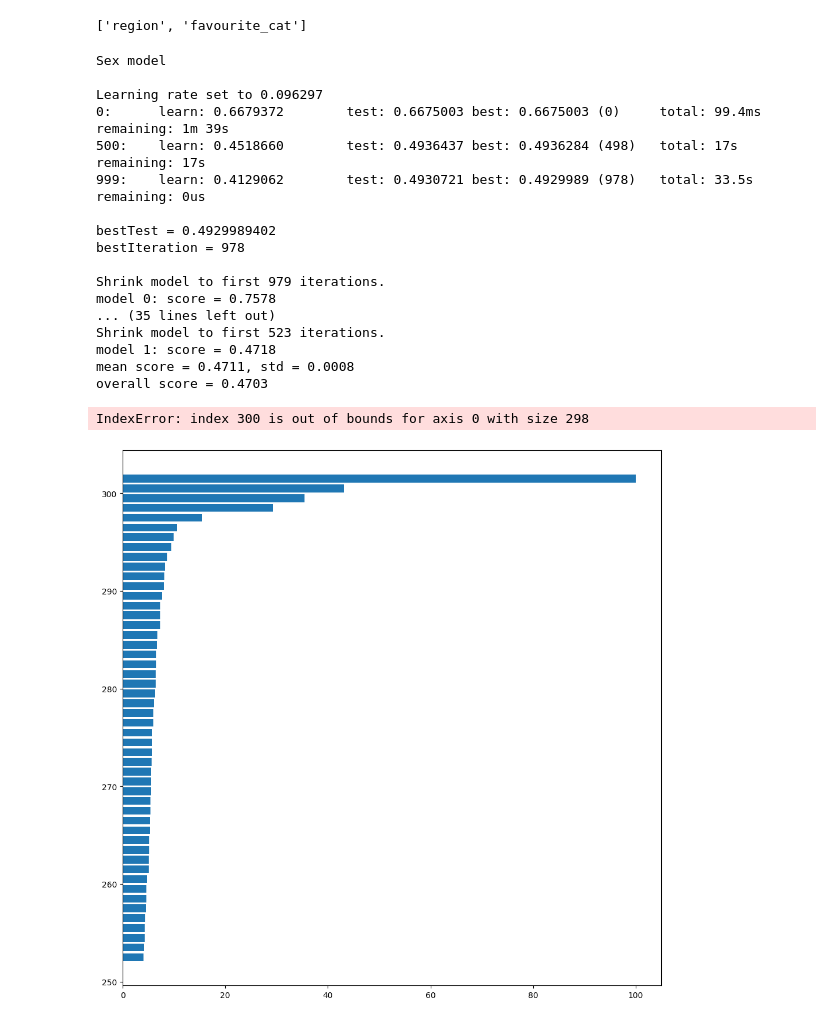
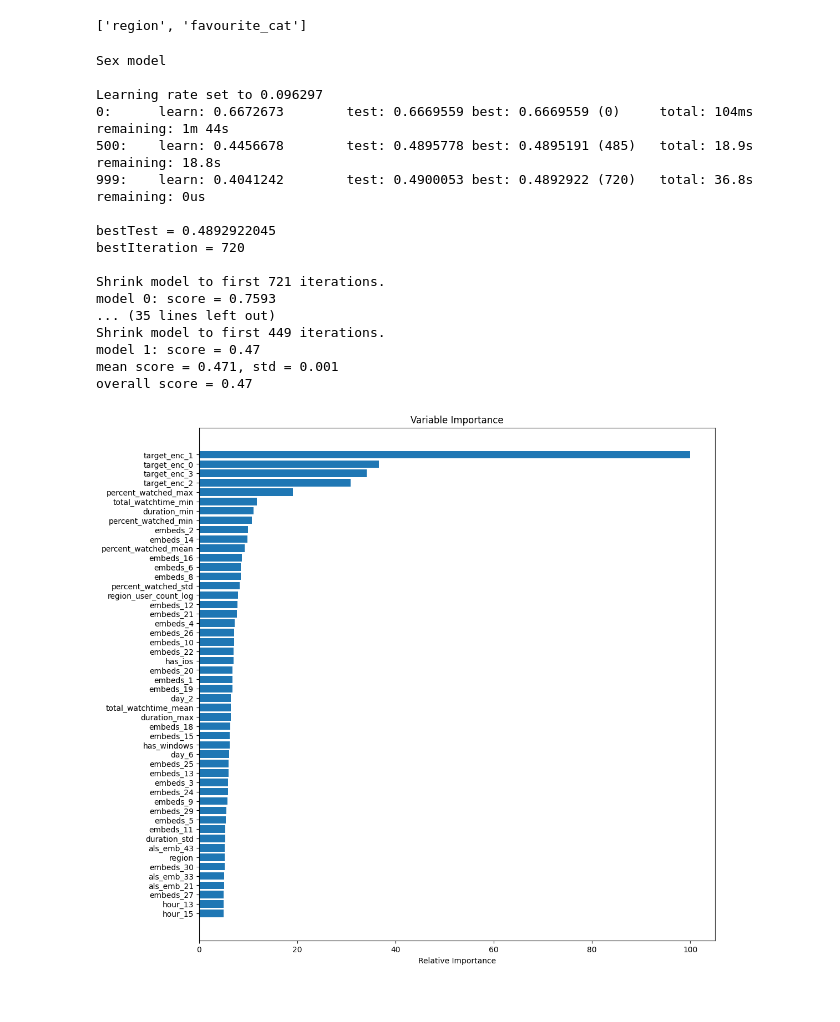
Before and after one commit to Paspasuy/SocDemPrediction, a Jupyter notebook: flypew_catboost.ipynb, the cells around one changed output. Cells and saved outputs as stored; diff of their text form; code cells hidden in the pictures.

```diff
--- a/flypew_catboost.ipynb
+++ b/flypew_catboost.ipynb
@@ -27,7 +27,7 @@ warnings.filterwarnings('ignore')
 
 events, features = Imputer().fit_transform(data_start, video_start, targets_start)
 
-for extractor in [MainFeatureExtractor(), BagOfWordsExtractor(), SimpleStatisticsExtractor(), GeoFeatureExtractor(), UserFeatureExtractor()]:
+for extractor in [MainFeatureExtractor(), ALSEmbeddingExtractor(), BagOfWordsExtractor(), SimpleStatisticsExtractor(), GeoFeatureExtractor(), UserFeatureExtractor()]:
     events, features = extractor.fit_transform(events, features)
 
 features.shape
@@ -185,41 +186,41 @@ catboost_age.fit(features.drop(columns=features_to_drop + [target_sex] + [target
 Sex model
 
 Learning rate set to 0.096297
-0:      learn: 0.6679372        test: 0.6675003 best: 0.6675003 (0)     total: 99.4ms   remaining: 1m 39s
-500:    learn: 0.4518660        test: 0.4936437 best: 0.4936284 (498)   total: 17s      remaining: 17s
-999:    learn: 0.4129062        test: 0.4930721 best: 0.4929989 (978)   total: 33.5s    remaining: 0us
+0:      learn: 0.6672673        test: 0.6669559 best: 0.6669559 (0)     total: 104ms    remaining: 1m 44s
+500:    learn: 0.4456678        test: 0.4895778 best: 0.4895191 (485)   total: 18.9s    remaining: 18.8s
+999:    learn: 0.4041242        test: 0.4900053 best: 0.4892922 (720)   total: 36.8s    remaining: 0us
 
-bestTest = 0.4929989402
-bestIteration = 978
+bestTest = 0.4892922045
+bestIteration = 720
 
-Shrink model to first 979 iterations.
-model 0: score = 0.7578
+Shrink model to first 721 iterations.
+model 0: score = 0.7593
 ... (35 lines left out)
-Shrink model to first 523 iterations.
-model 1: score = 0.4718
-mean score = 0.4711, std = 0.0008
-overall score = 0.4703
+Shrink model to first 449 iterations.
+model 1: score = 0.47
+mean score = 0.471, std = 0.001
+overall score = 0.47
 # %%
-# Plot feature importances
-
 def plot_importance(model, features, top=50):
     feature_importance = model.feature_importances_
     feature_importance = 100.0 * (feature_importance / feature_importance.max())
     sorted_idx = np.argsort(feature_importance)
     pos = np.arange(sorted_idx.shape[0]) + .5
 
+    cols = features.columns.to_list()
+    cols = [f"target_enc_{i}" for i in range(len(sorted_idx) - len(cols))] + cols
+    cols = np.array(cols)
+
     plt.figure(figsize=(12, 12))
     plt.barh(pos[-top:], feature_importance[sorted_idx][-top:], align='center')
-    print()
-    plt.yticks(pos[-top:], np.array(features.columns)[sorted_idx][-top:])
+    plt.yticks(pos[-top:], cols[sorted_idx][-top:])
     plt.xlabel('Relative Importance')
     plt.title('Variable Importance')
     plt.show()
 
 plot_importance(catboost_age.models[0], features.drop(columns=features_to_drop + [target_sex] + [target_age]))
 # %% [output]
-IndexError: index 300 is out of bounds for axis 0 with size 298
-[figure, old version]
+[figure, new version]
 # %%
 plot_importance(catboost_sex.models[0], features.drop(columns=features_to_drop + [target_sex] + [target_age]))
 # %% [output]
```
Also changed, not shown: parts of 4 cells of this notebook, 2 other files.
